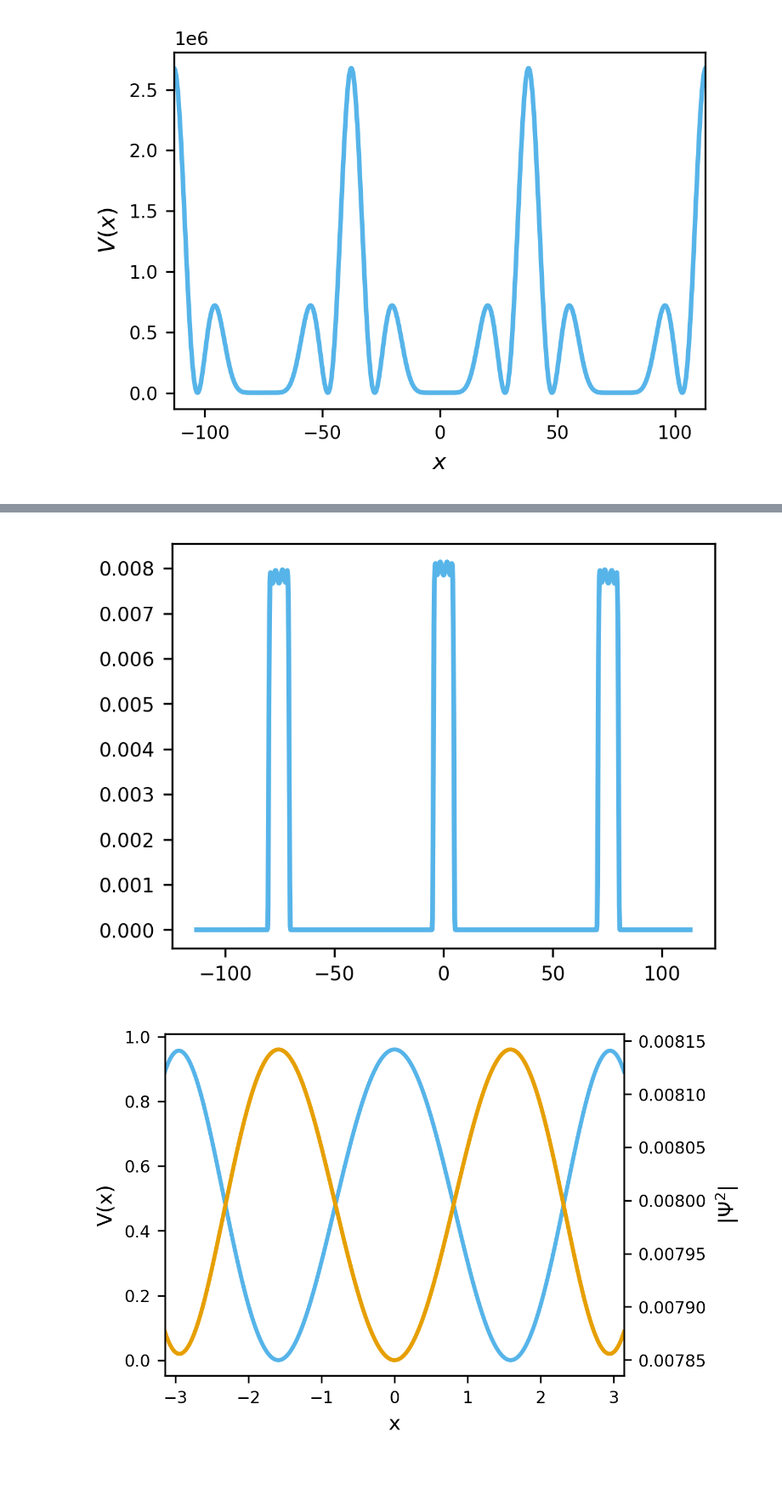
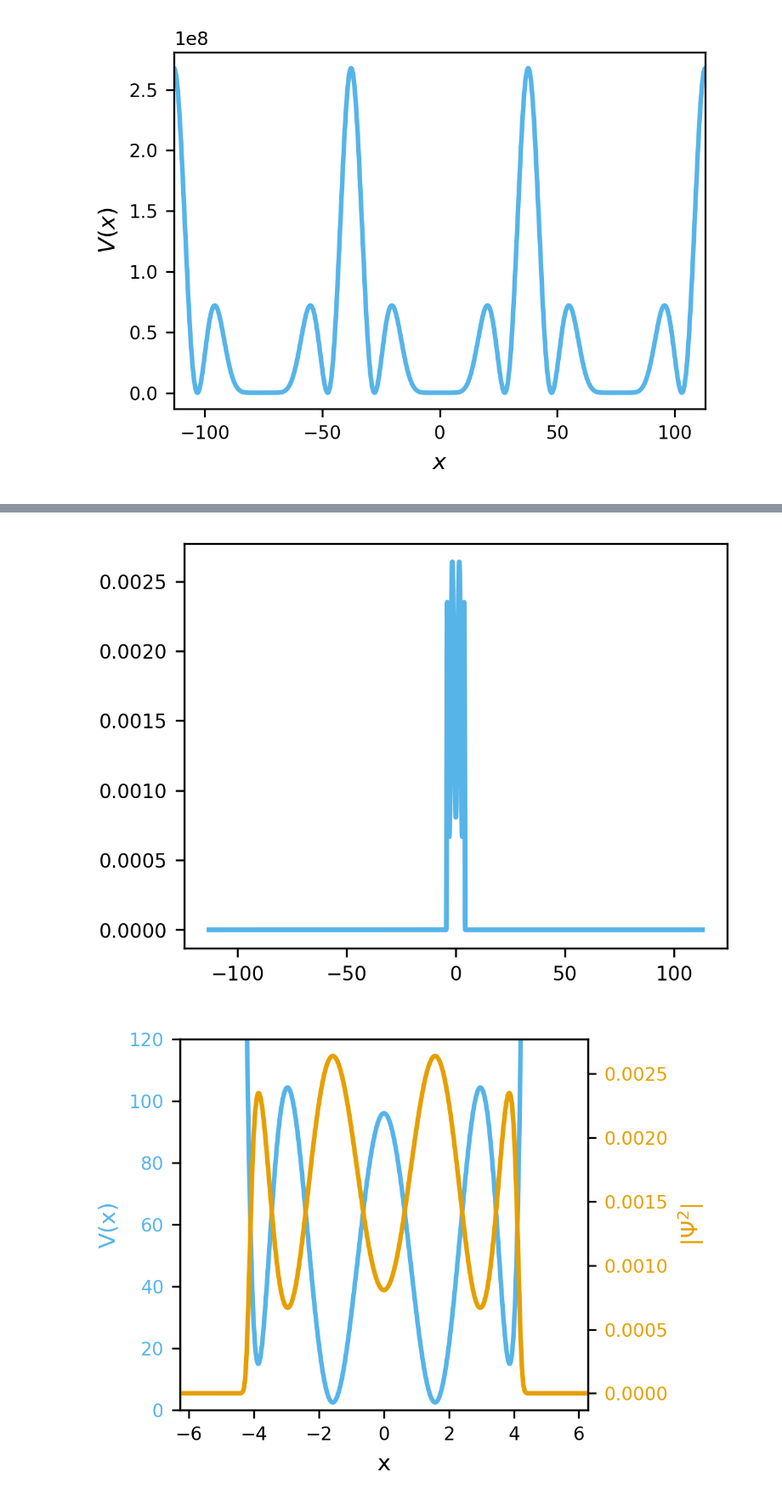
Before and after one commit to dustindberg/GPE, a Jupyter notebook: BEC_TrappingwSpatialSuperoscilations.ipynb, the cells around one changed output, grey strips where cells are left out. Shown at 85% size. Saved outputs shown, nothing was run; the diff lists cells and outputs as text; code cells hidden in the pictures; blank space fills up the shorter version.

```diff
--- a/BEC_TrappingwSpatialSuperoscilations.ipynb
+++ b/BEC_TrappingwSpatialSuperoscilations.ipynb
@@ -43,9 +43,10 @@ os.environ['MKL_NUM_THREADS'] = '{}'.format(threads)
 Define default params and use the default utility for saving
 """
 k = 1
+ampl = 10
 x_win = np.pi/k
 x_lim = 36 * np.pi
-x_res = 2 ** 10
+x_res = 2 ** 14
 dx = 2. * x_lim / x_res
 
 # Number of pulses
@@ -55,11 +56,13 @@ eps = 1e-4
 k_max = 0.25 * k
 named_params = {
     'tgt_freq': k,
+    'tgt_amplitutde':ampl,
     'pulses': n,
     'max_freq': k_max,
     'x_window': round(x_win, 2),
     'x_bounds': round(x_lim, 2),
     'eps': eps,
+    'res': x_res,
 }
 params = copy.deepcopy(named_params)
 file_path, file_name= utlt.build_saves_tag(params_list=named_params, unique_identifier='SCF_Fitting', parent_directory='Archive_Data/Superoscilations')
@@ -80,7 +82,7 @@ def Phi_transform(time, frequency, amplitude_1, amplitude_2):
 k = 1
 x = np.linspace(-x_win, x_win, 500)
 zoom_out_x = (np.arange(x_res) - x_res / 2) * dx
-target_barrier = Phi(k, x, phase=np.pi/2) #* (x < 0.75/k) * (x > -0.75/k)
+target_barrier = Phi(k, x, amplitude = ampl, phase=np.pi/2) #* (x < 0.75/k) * (x > -0.75/k)
 plt.plot(x, np.abs(target_barrier) ** 2, color=ok['green'])
 plt.xlabel('$x$')
 plt.ylabel('$V(x)$')
@@ -497,7 +500,7 @@ N = gpe.N
 dz = dx
 # generate coordinate range
 z = zoom_out_x
-T = 3
+T = 5
 times = np.linspace(0, T, 500)
 
 @njit
@@ -515,7 +518,7 @@ def k(p):
     """
     return 0.5 * p ** 2
 
-suggestion_slope=0.01
+suggestion_slope=1
 
 sys_params = dict(
     x_amplitude=x_lim,
@@ -577,17 +575,23 @@ density = np.abs(init_state) ** 2 * dz
 plt.plot(z, density)
 plt.show()
 # %% [output]
-[figure, old version]
+[figure, new version]
 # %%
 fig=plt.figure()
 ax1=fig.add_subplot(111)
-ax1.plot(x, sys_params['initial_trap'](x), color=ok['blue'])
+ax1.plot(z, sys_params['initial_trap'](z), color=ok['blue'])
+ax1.set_xlabel('x')
+ax1.set_xlim(-2*np.pi, 2*np.pi)
 ax2=ax1.twinx()
-ax2.plot(x, UnivariateSpline(z, density, s=0)(x), color=ok['orange'])
-ax1.set_xlabel('x')
-ax1.set_xlim(x[0], x[-1])
-ax1.set_ylabel('V(x)')
-ax2.set_ylabel('|$\\Psi^2$|')
+ax2.plot(z, density, color=ok['orange'])
+#ax2.plot(x, UnivariateSpline(z, density, s=0)(x), color=ok['orange'])
+ax1.set_ylabel('V(x)', color=ok['blue'])
+ax1.set_ylim(0, 120)
+ax1.tick_params('y', labelcolor=ok['blue'])
+ax2.set_ylabel('|$\\Psi^2$|', color=ok['orange'])
+ax2.tick_params('y', labelcolor=ok['orange'])
+plt.tight_layout()
+plt.savefig(f'{file_path}/{file_name}_ZoomedInitState_inPotential.png')
 plt.show()
 # %% [output]
-[figure, old version]
+[figure, new version]
```
Also changed, not shown: parts of 9 cells of this notebook.
